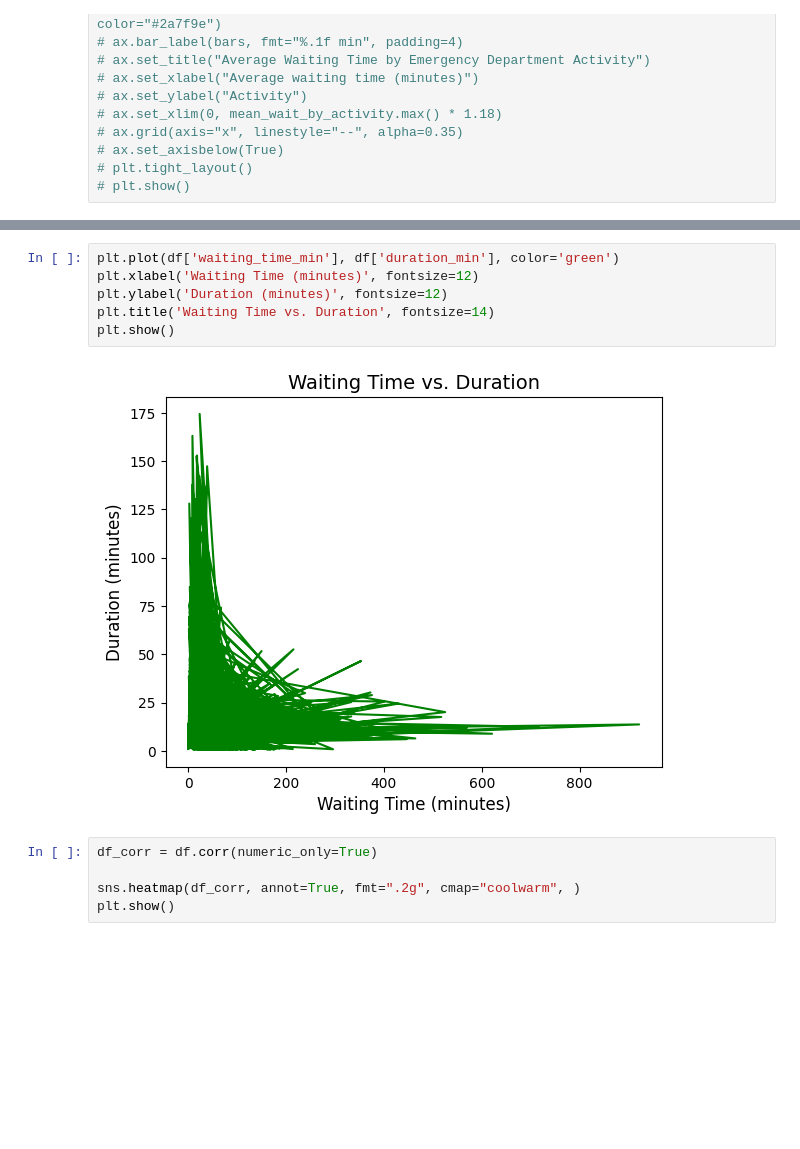
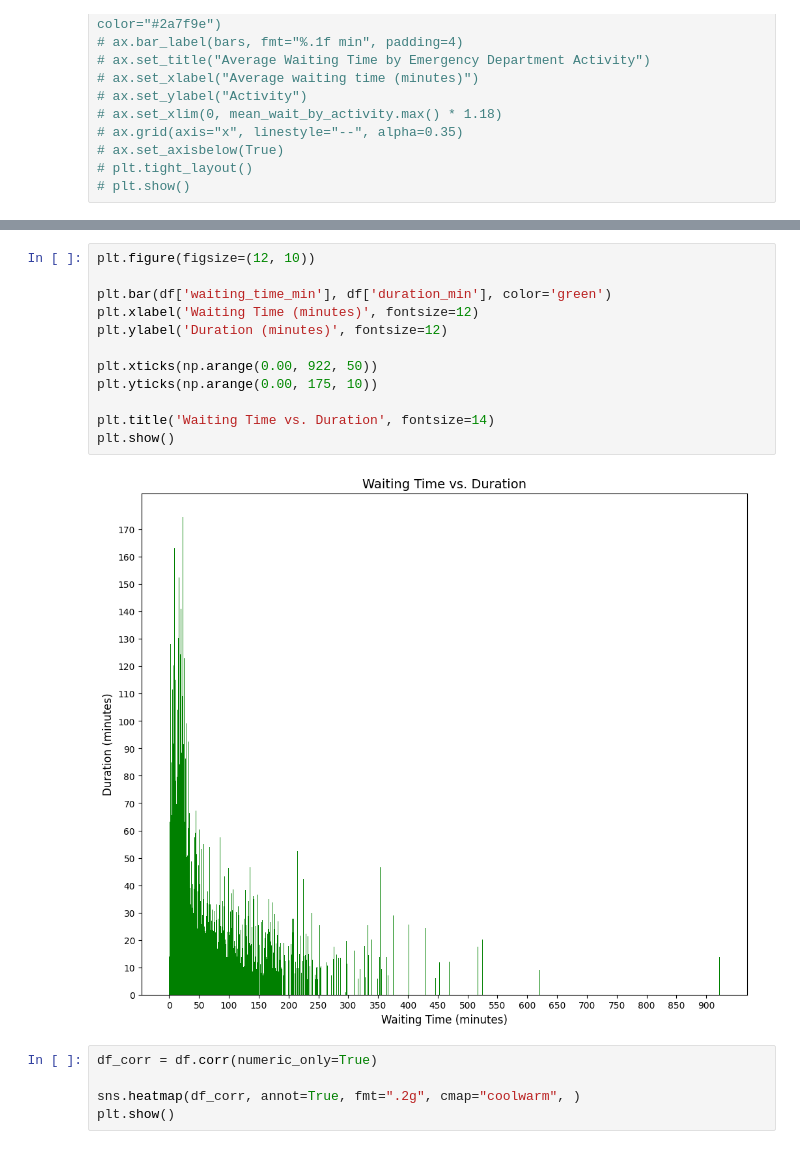
Before and after one commit to udayupmanyuu-spec/infotact-projects, a Jupyter notebook: Notebook/01_Dataset_understanding.ipynb, the cells around one changed output, grey strips where cells are left out. Drawn from its saved outputs; the diff is of its cells as text; blank space fills up the shorter version.

Commit message:
Doing Visualization

```diff
--- a/Notebook/01_Dataset_understanding.ipynb
+++ b/Notebook/01_Dataset_understanding.ipynb
@@ -454,13 +446,19 @@ df.head(3)
 | 1 | ED-00001 | Triage | 2026-01-01 01:13:13 | Triage | TN-01 | 11.03 | 2.53 | Walk-in | ... |
 | 2 | ED-00001 | Doctor Consultation | 2026-01-01 02:15:47 | Emergency Medicine | DR-05 | 60.03 | 13.67 | Walk-in | ... |
 # %%
-plt.plot(df['waiting_time_min'], df['duration_min'], color='green')
+plt.figure(figsize=(12, 10))
+
+plt.bar(df['waiting_time_min'], df['duration_min'], color='green')
 plt.xlabel('Waiting Time (minutes)', fontsize=12)
 plt.ylabel('Duration (minutes)', fontsize=12)
+
+plt.xticks(np.arange(0.00, 922, 50))
+plt.yticks(np.arange(0.00, 175, 10))
+
 plt.title('Waiting Time vs. Duration', fontsize=14)
 plt.show()
 # %% [output]
-[figure, old version]
+[figure, new version]
 # %%
 df_corr = df.corr(numeric_only=True)
 
```
Also changed, not shown: parts of 3 cells of this notebook.
